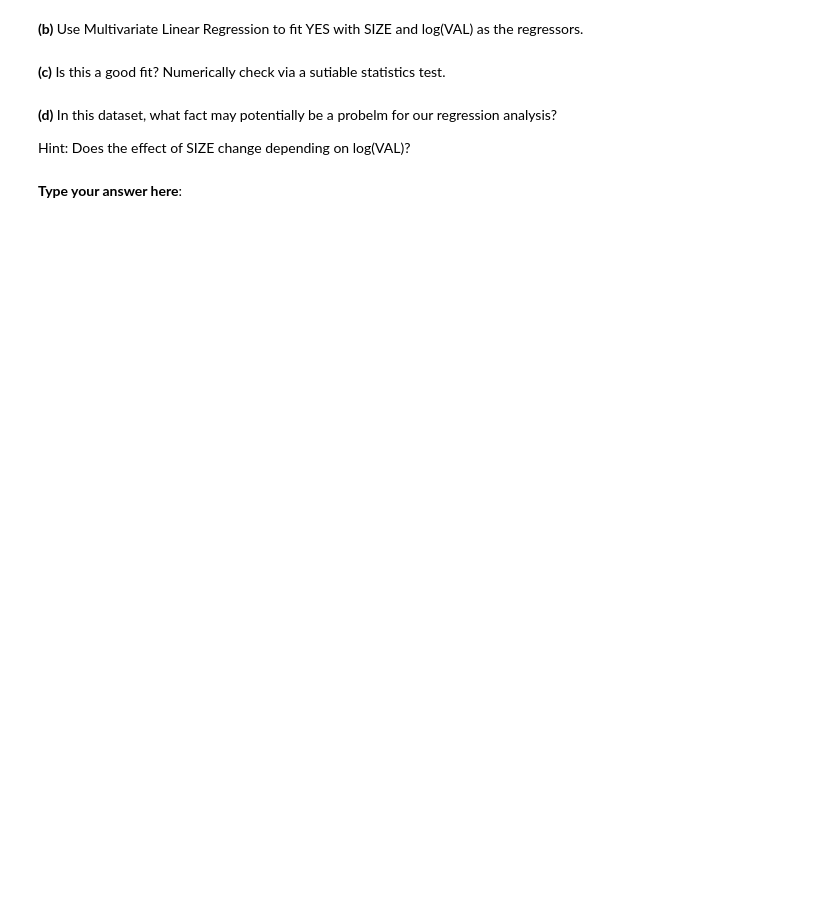
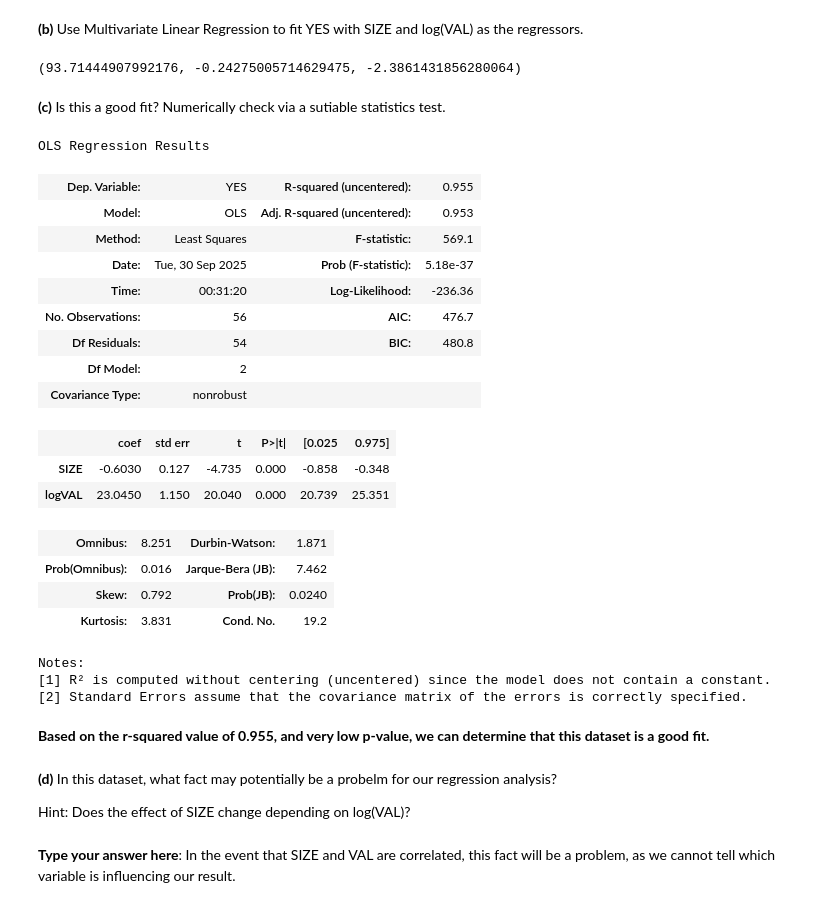
Before and after one commit to must108/sta4724, a Jupyter notebook: homework/hw2/Homework 2.ipynb, the cells around one changed output. Saved outputs shown, nothing was run; the diff lists cells and outputs as text; code cells hidden in the pictures; blank space fills up the shorter version.

```diff
--- a/homework/hw2/Homework 2.ipynb
+++ b/homework/hw2/Homework 2.ipynb
@@ -61,3 +166,6 @@ We know the problem we generated above has a sparse solution. So we should solve
 In 1988, US cattle producers voted on whether or not to each pay a dollar per head towards the marketing campaigns of the American Beef Council. To understand the vote results, the Montana state cattlemen's association looked at the effect of the physical size of the farm and the value of the farms' gross revenue on voter preference. *beef.csv* consist of the vote results (YES in %), average SIZE of farm (in hundred acres), and average VAL of products sold annually by each farm (in thousand dollors) for each of Montana’s 56 counties.
 
 **(a)** Read the data file.
+# %%
+dfb = pd.read_csv('beef.csv')
+dfb.head()
@@ -64,10 +179,54 @@ In 1988, US cattle producers voted on whether or not to each pay a dollar per he
 # %% [markdown]
 **(b)** Use Multivariate Linear Regression to fit YES with SIZE and log(VAL) as the regressors.
+# %%
+from sklearn.linear_model import LinearRegression
+
+X = dfb[['SIZE', 'VAL']].copy()
+y = dfb['YES']
+
+X['logVAL'] = np.log(X['VAL'])
+X = X[['SIZE', 'logVAL']]
+
+model = LinearRegression()
+model.fit(X, y)
+
+beta_0, beta_1 = model.coef_
+model.intercept_, beta_0, beta_1
+# %% [output]
+(93.71444907992176, -0.24275005714629475, -2.3861431856280064)
 # %% [markdown]
 **(c)** Is this a good fit? Numerically check via a sutiable statistics test.
+# %%
+import statsmodels.api as sm
+
+model = sm.OLS(y, X).fit()
+model.summary()
+# %% [output]
+OLS Regression Results
+| Dep. Variable: | YES | R-squared (uncentered): | 0.955 |
+| Model: | OLS | Adj. R-squared (uncentered): | 0.953 |
+| Method: | Least Squares | F-statistic: | 569.1 |
+| Date: | Tue, 30 Sep 2025 | Prob (F-statistic): | 5.18e-37 |
+| Time: | 00:31:20 | Log-Likelihood: | -236.36 |
+| No. Observations: | 56 | AIC: | 476.7 |
+| Df Residuals: | 54 | BIC: | 480.8 |
+| Df Model: | 2 |  |  |
+| Covariance Type: | nonrobust |  |  |
+|  | coef | std err | t | P>|t| | [0.025 | 0.975] |
+| SIZE | -0.6030 | 0.127 | -4.735 | 0.000 | -0.858 | -0.348 |
+| logVAL | 23.0450 | 1.150 | 20.040 | 0.000 | 20.739 | 25.351 |
+| Omnibus: | 8.251 | Durbin-Watson: | 1.871 |
+| Prob(Omnibus): | 0.016 | Jarque-Bera (JB): | 7.462 |
+| Skew: | 0.792 | Prob(JB): | 0.0240 |
+| Kurtosis: | 3.831 | Cond. No. | 19.2 |
+Notes:
+[1] R² is computed without centering (uncentered) since the model does not contain a constant.
+[2] Standard Errors assume that the covariance matrix of the errors is correctly specified.
+# %% [markdown]
+**Based on the r-squared value of 0.955, and very low p-value, we can determine that this dataset is a good fit.**
 # %% [markdown]
 **(d)** In this dataset, what fact may potentially be a probelm for our regression analysis?
 
 Hint: Does the effect of SIZE change depending on log(VAL)?
 # %% [markdown]
-**Type your answer here**:
+**Type your answer here**: In the event that SIZE and VAL are correlated, this fact will be a problem, as we cannot tell which variable is influencing our result.
```
Also changed, not shown: parts of 15 cells of this notebook, 4 other files.
